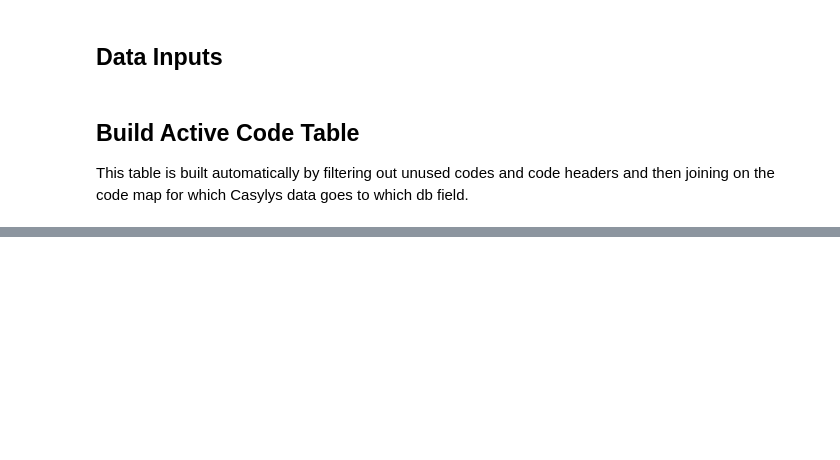
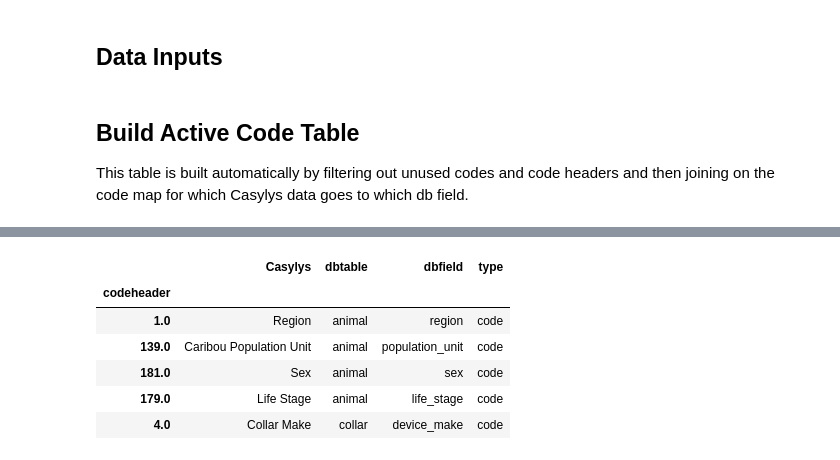
Before and after one commit to bcgov/bctw-tools, a Jupyter notebook: scripts/user_tools/metadata_clean.ipynb, the cells around one changed output, grey strips where cells are left out. Drawn from its saved outputs; the diff is of its cells as text; code cells hidden in the pictures; blank space fills up the shorter version.

```diff
--- a/scripts/user_tools/metadata_clean.ipynb
+++ b/scripts/user_tools/metadata_clean.ipynb
@@ -116,0 +115,12 @@ dfmetadata.describe()
+# %%
+dfcodelookup= dfcodelookup[dfcodelookup.index.notnull()]
+# %%
+dfcodelookup.head()
+# %% [output]
+|  | Casylys | dbtable | dbfield | type |
+| codeheader |  |  |  |  |
+| 1.0 | Region | animal | region | code |
+| 139.0 | Caribou Population Unit | animal | population_unit | code |
+| 181.0 | Sex | animal | sex | code |
+| 179.0 | Life Stage | animal | life_stage | code |
+| 4.0 | Collar Make | collar | device_make | code |
```
Also changed, not shown: parts of 4 cells of this notebook.
